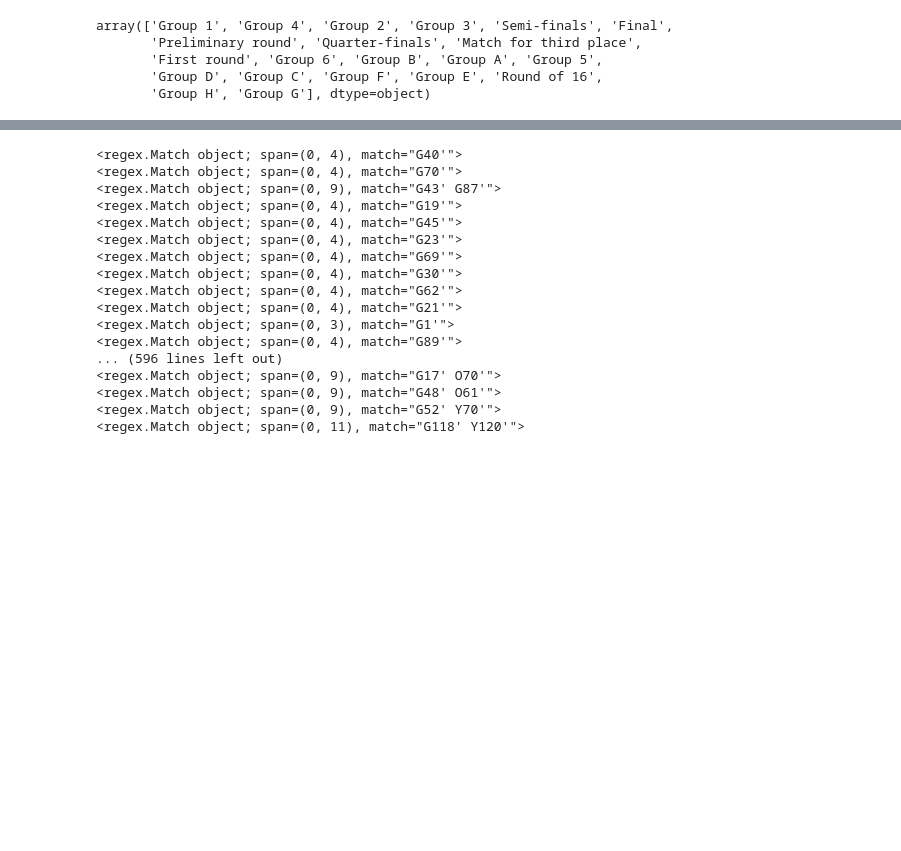
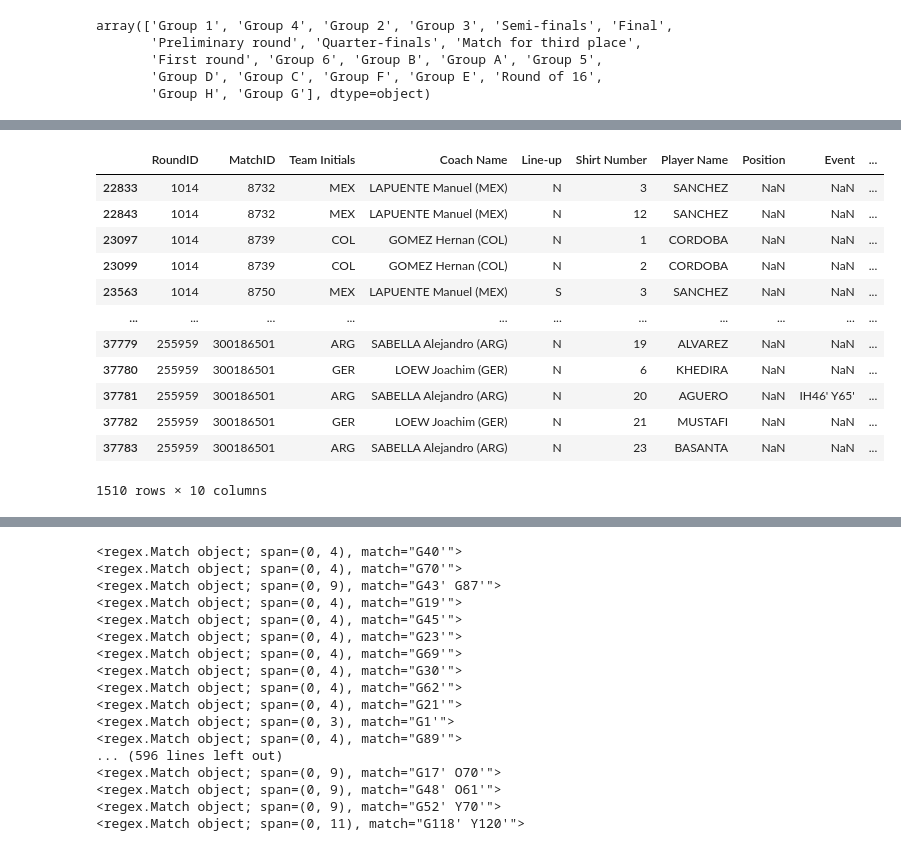
Before and after one commit to CaptainHippie/World-Cup-Analysis, a Jupyter notebook: fifa-wc.ipynb, the cells around one changed output, grey strips where cells are left out. Drawn from its saved outputs; the diff is of its cells as text; code cells hidden in the pictures; blank space fills up the shorter version.

```diff
--- a/fifa-wc.ipynb
+++ b/fifa-wc.ipynb
@@ -679,0 +726,16 @@ pd.concat([df_argentina, df_germany]).reset_index(drop=True)
+# %%
+df_players[df_players[['MatchID','Team Initials', 'Player Name']].duplicated(keep=False)]
+# %% [output]
+|  | RoundID | MatchID | Team Initials | Coach Name | Line-up | Shirt Number | Player Name | Position | Event | ... |
+| 22833 | 1014 | 8732 | MEX | LAPUENTE Manuel (MEX) | N | 3 | SANCHEZ | NaN | NaN | ... |
+| 22843 | 1014 | 8732 | MEX | LAPUENTE Manuel (MEX) | N | 12 | SANCHEZ | NaN | NaN | ... |
+| 23097 | 1014 | 8739 | COL | GOMEZ Hernan (COL) | N | 1 | CORDOBA | NaN | NaN | ... |
+| 23099 | 1014 | 8739 | COL | GOMEZ Hernan (COL) | N | 2 | CORDOBA | NaN | NaN | ... |
+| 23563 | 1014 | 8750 | MEX | LAPUENTE Manuel (MEX) | S | 3 | SANCHEZ | NaN | NaN | ... |
+| ... | ... | ... | ... | ... | ... | ... | ... | ... | ... | ... |
+| 37779 | 255959 | 300186501 | ARG | SABELLA Alejandro (ARG) | N | 19 | ALVAREZ | NaN | NaN | ... |
+| 37780 | 255959 | 300186501 | GER | LOEW Joachim (GER) | N | 6 | KHEDIRA | NaN | NaN | ... |
+| 37781 | 255959 | 300186501 | ARG | SABELLA Alejandro (ARG) | N | 20 | AGUERO | NaN | IH46' Y65' | ... |
+| 37782 | 255959 | 300186501 | GER | LOEW Joachim (GER) | N | 21 | MUSTAFI | NaN | NaN | ... |
+| 37783 | 255959 | 300186501 | ARG | SABELLA Alejandro (ARG) | N | 23 | BASANTA | NaN | NaN | ... |
+1510 rows × 10 columns
```
Also changed, not shown: parts of 11 cells of this notebook, 1 other file.
